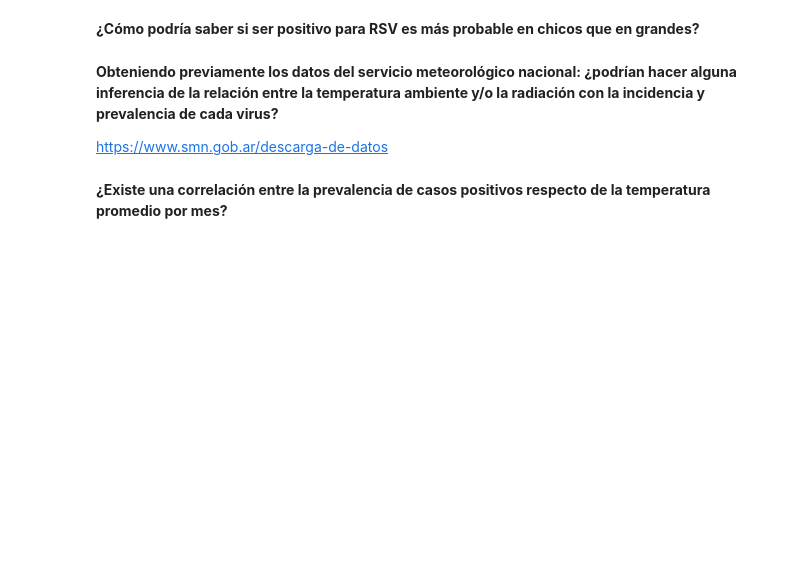
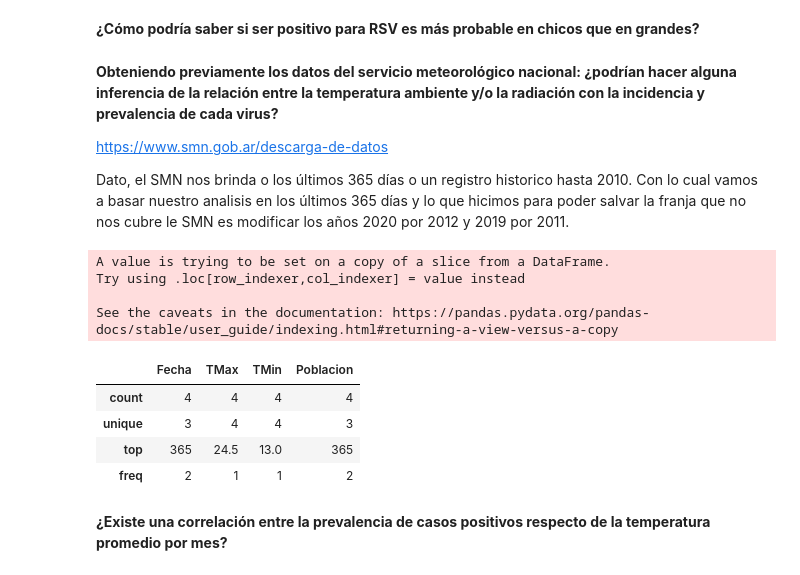
Before and after one commit to pache0015/Bioinformatica-UNQ, a Jupyter notebook: TP - 8 (analisis de datos)/TP_8_Estadistica_IRAS.ipynb, the cells around one changed output. Drawn from its saved outputs; the diff is of its cells as text; code cells hidden in the pictures; blank space fills up the shorter version.

Commit message:
Cambios en el RSV positivos y data set de datos de SMN

```diff
--- a/TP - 8 (analisis de datos)/TP_8_Estadistica_IRAS.ipynb
+++ b/TP - 8 (analisis de datos)/TP_8_Estadistica_IRAS.ipynb
@@ -243,6 +248,61 @@ df_rsv_positivos = df1[df1['RSV']=='*+']
 ¿podrían hacer alguna inferencia de la relación entre la temperatura ambiente y/o la radiación con la incidencia y prevalencia de cada virus?**
 
 https://www.smn.gob.ar/descarga-de-datos
+
+Dato, el SMN nos brinda o los últimos 365 días o un registro historico hasta 2010. Con lo cual vamos a basar nuestro analisis en los últimos 365 días y lo que hicimos para poder salvar la franja que no nos cubre le SMN es modificar los años 2020 por 2012 y 2019 por 2011.
+# %%
+#leemos el dataset del SMN y le ponemos nombre a las columnas
+df_temp = pd.read_fwf('./registro_temperatura365d_smn.txt')
+df_temp.rename(columns={'Unnamed: 0': 'Fecha', 'Unnamed: 1': 'TMax', 'Unnamed: 2': 'TMin','Unnamed: 3': 'Poblacion'}, inplace=True)
+#casos positivos filtrados por fecha
+df_pos = df1[df1['RSV'] == '+']
+df_pos['Fecha'] = pd.to_datetime(df_pos['Fecha'])
+df_pos = df_pos['Poblacion']
+
+#filtro el data set del SMN por la CABA
+df_temp = df_temp[df_temp['Poblacion']=='BUENOS AIRES OBSERVATORIO']
+df_max = df_temp['TMax']
+#print(df_max)
+
+
+# removing null values to avoid errors
+df_temp.dropna(inplace = True)
+
+# percentile list
+perc =[.20, .40, .60, .80]
+
+# list of dtypes to include
+include =['object', 'float', 'int']
+
+# calling describe method
+df_temp = df_temp.describe(percentiles = perc, include = include)
+df_temp.describe()
+#print(df_temp)
+
+
+#temp_Max = df_temp['TMax'].max()
+#temp_prom_Max = df_temp['TMax'].median()
+#temp_prom_Min = df_temp['TMin'].median()
+#temp_Min = df_temp['TMin'].min()
+
+
+#print(df_temp)
+#print( temp_Max, temp_prom_Max, temp_prom_Min, temp_Min )
+
+
+
+
+#print(df_pos)
+# %% [output]
+A value is trying to be set on a copy of a slice from a DataFrame.
+Try using .loc[row_indexer,col_indexer] = value instead
+
+See the caveats in the documentation: https://pandas.pydata.org/pandas-docs/stable/user_guide/indexing.html#returning-a-view-versus-a-copy
+|  | Fecha | TMax | TMin | Poblacion |
+| count | 4 | 4 | 4 | 4 |
+| unique | 3 | 4 | 4 | 3 |
+| top | 365 | 24.5 | 13.0 | 365 |
+| freq | 2 | 1 | 1 | 2 |
 # %% [markdown]
 **¿Existe una correlación entre la prevalencia de casos positivos respecto de la temperatura promedio por mes?**
 # %% [markdown]
```
Also changed, not shown: parts of 12 cells of this notebook, 4 other files.
